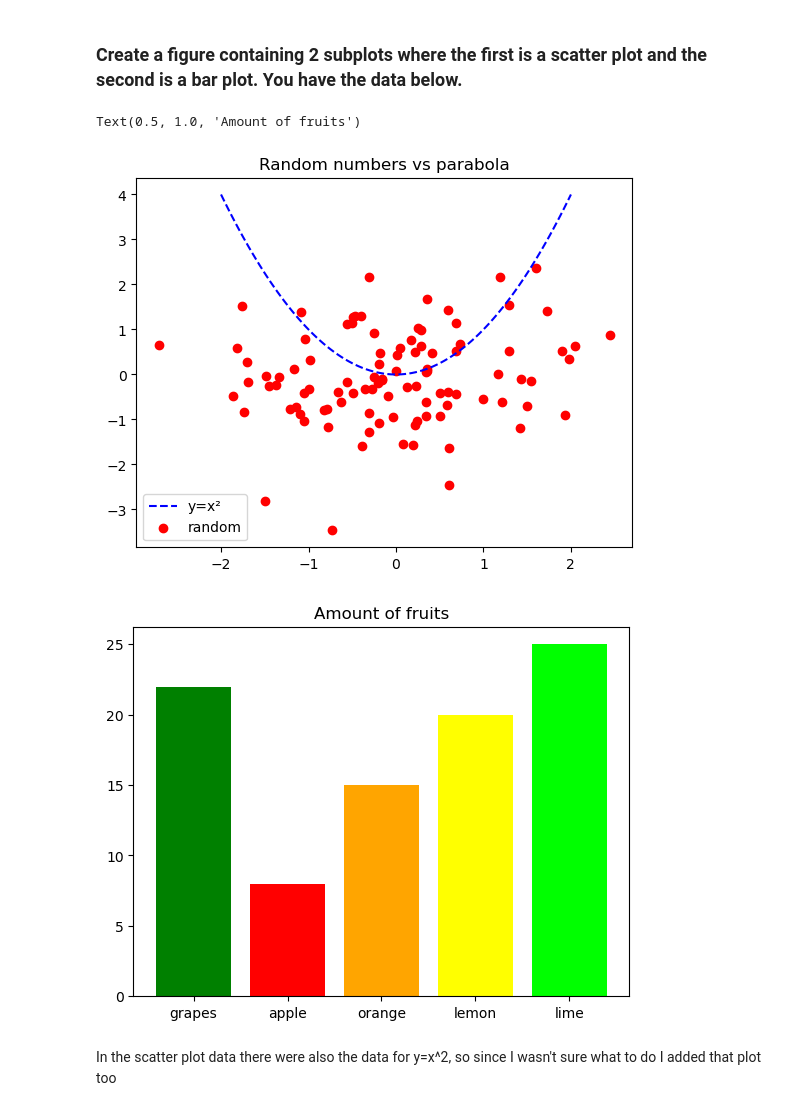
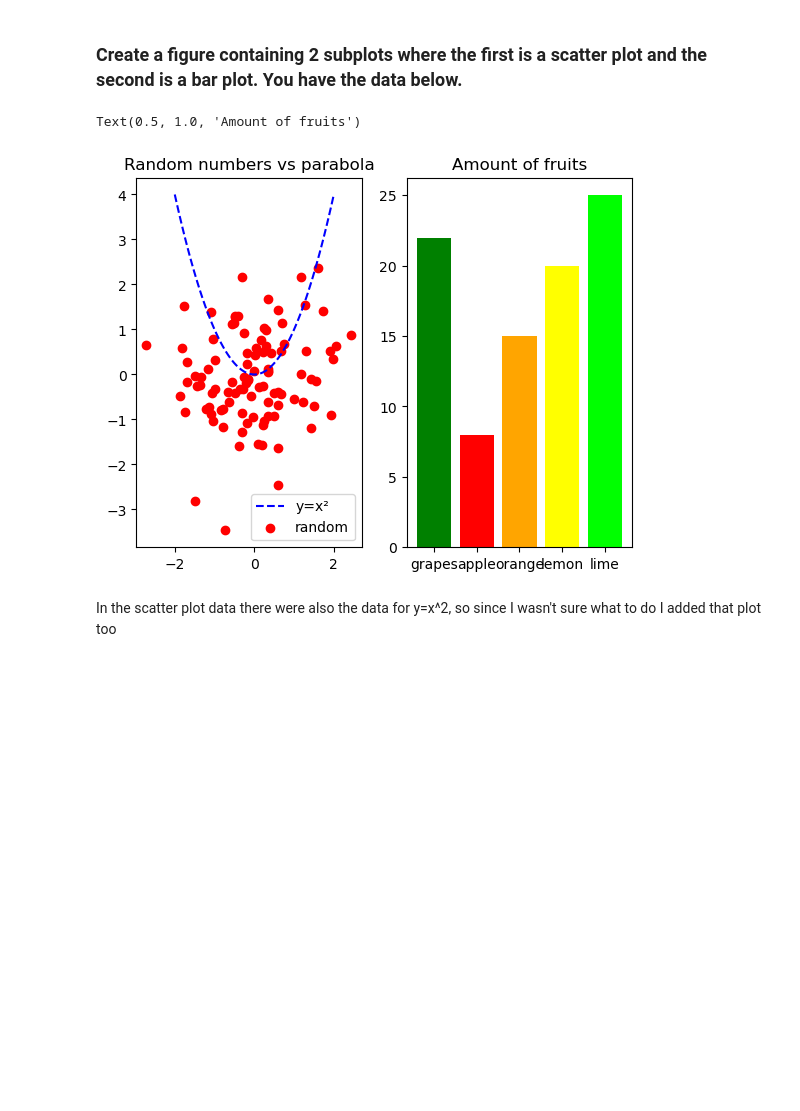
Before and after one commit to giorgio-solinas1980/kunskapskontroll, a Jupyter notebook: Matplotlib.ipynb, the cells around one changed output. Drawn from its saved outputs; the diff is of its cells as text; code cells hidden in the pictures; blank space fills up the shorter version.

```diff
--- a/Matplotlib.ipynb
+++ b/Matplotlib.ipynb
@@ -37,25 +37,23 @@ Text(0.5, 1.0, 'My first plot')
 # %%
 # Data for scatter plot
 np.random.seed(15)
 random_data_x = np.random.randn(100)
 random_data_y = np.random.randn(100)
 x = np.linspace(-2, 2, 100)
 y = x**2
-fig, ax = plt.subplots()
-ax.plot(x,y,"b--", label="y=x²")
-ax.scatter(random_data_x, random_data_y, c="red", label="random")
-ax.set_title("Random numbers vs parabola")
-ax.legend()
+fig, ax = plt.subplots(1,2)
+ax[0].plot(x,y,"b--", label="y=x²")
+ax[0].scatter(random_data_x, random_data_y, c="red", label="random")
+ax[0].set_title("Random numbers vs parabola")
+ax[0].legend()
 # Data for bar plot
 fruit_data = {'grapes': 22, 'apple': 8, 'orange': 15, 'lemon': 20, 'lime': 25}
 names = list(fruit_data.keys())
 values = list(fruit_data.values())
-fig, bx = plt.subplots()
-bx.bar(names, values, color=["green","red","orange","yellow", "lime" ])
-bx.set_title("Amount of fruits")
+ax[1].bar(names, values, color=["green","red","orange","yellow", "lime" ])
+ax[1].set_title("Amount of fruits")
 # %% [output]
 Text(0.5, 1.0, 'Amount of fruits')
-[figure, old version]
+[figure, new version]
-[figure, removed]
-# %% [markdown]
-In the scatter plot data there were also the data for y=x^2, so since I wasn't sure what to do I added that plot too
+# %% [markdown]
+In the scatter plot data there were also the data for y=x^2, so since I wasn't sure what to do I added that plot too
```
